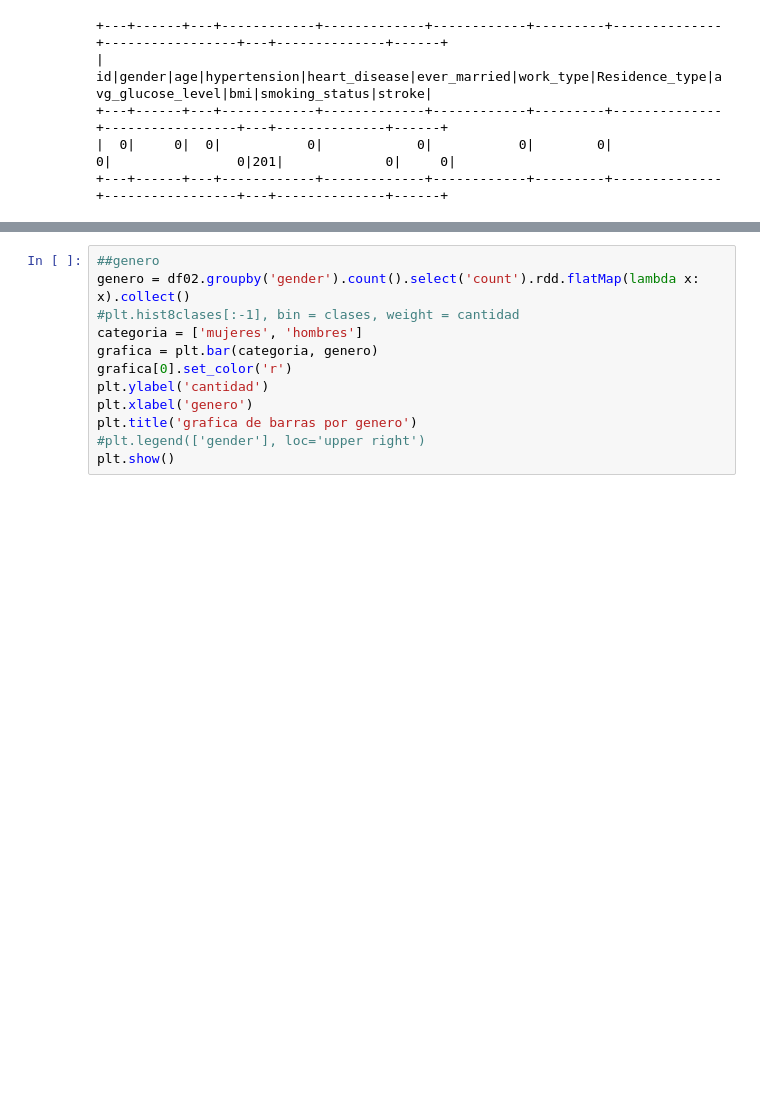
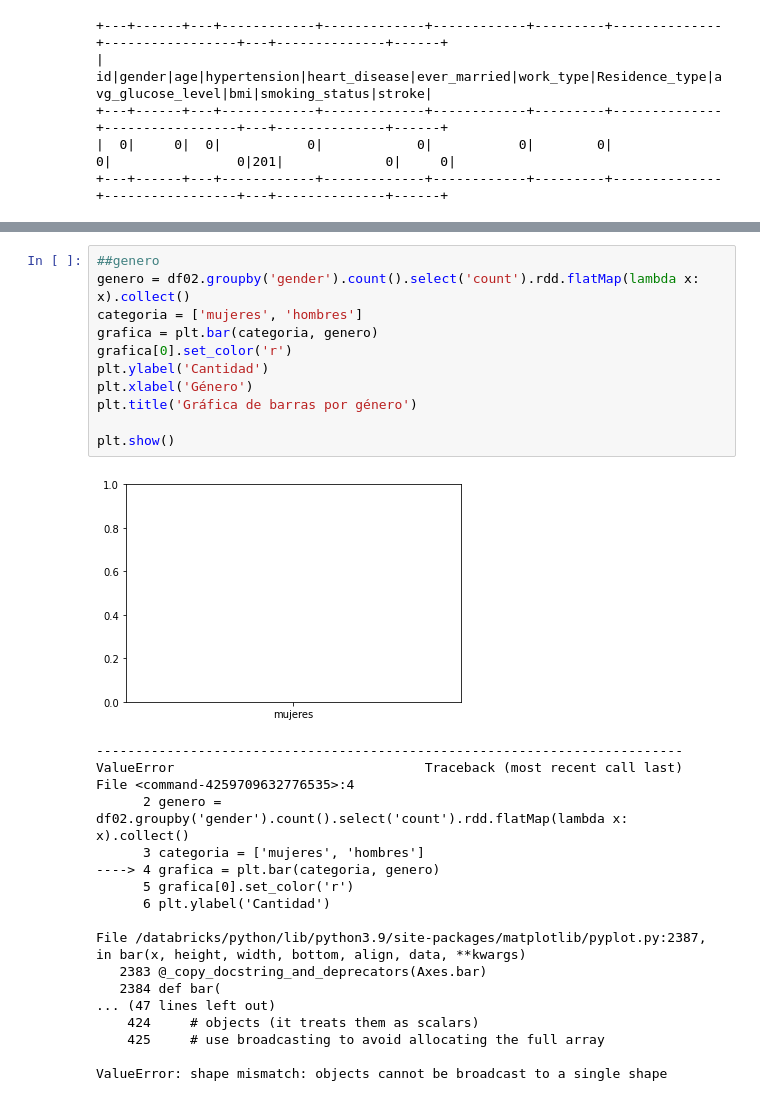
Before and after one commit to RicardoHurtadoF/Procesamiento-De-Datos, a Jupyter notebook: Notebook/Hurtado_febrero_2025.ipynb, the cells around one changed output, grey strips where cells are left out. Cells and saved outputs as stored; diff of their text form; blank space fills up the shorter version.

```diff
--- a/Notebook/Hurtado_febrero_2025.ipynb
+++ b/Notebook/Hurtado_febrero_2025.ipynb
@@ -197,15 +238,33 @@ plt.show()
 # %%
 ##genero
 genero = df02.groupby('gender').count().select('count').rdd.flatMap(lambda x: x).collect()
-#plt.hist8clases[:-1], bin = clases, weight = cantidad
 categoria = ['mujeres', 'hombres']
 grafica = plt.bar(categoria, genero)
 grafica[0].set_color('r')
-plt.ylabel('cantidad')
-plt.xlabel('genero')
-plt.title('grafica de barras por genero')
-#plt.legend(['gender'], loc='upper right')
+plt.ylabel('Cantidad')
+plt.xlabel('Género')
+plt.title('Gráfica de barras por género')
+
 plt.show()
+# %% [output]
+[figure, added]
+---------------------------------------------------------------------------
+ValueError                                Traceback (most recent call last)
+File <command-4259709632776535>:4
+      2 genero = df02.groupby('gender').count().select('count').rdd.flatMap(lambda x: x).collect()
+      3 categoria = ['mujeres', 'hombres']
+----> 4 grafica = plt.bar(categoria, genero)
+      5 grafica[0].set_color('r')
+      6 plt.ylabel('Cantidad')
+
+File /databricks/python/lib/python3.9/site-packages/matplotlib/pyplot.py:2387, in bar(x, height, width, bottom, align, data, **kwargs)
+   2383 @_copy_docstring_and_deprecators(Axes.bar)
+   2384 def bar(
+... (47 lines left out)
+    424     # objects (it treats them as scalars)
+    425     # use broadcasting to avoid allocating the full array
+
+ValueError: shape mismatch: objects cannot be broadcast to a single shape
 # %%
 ##enfermedades cardiacas
 enfCardiaca = df02.groupby('heart_disease').count().select('count').rdd.flatMap(lambda x: x).collect()
```
Also changed, not shown: parts of 14 cells of this notebook.
